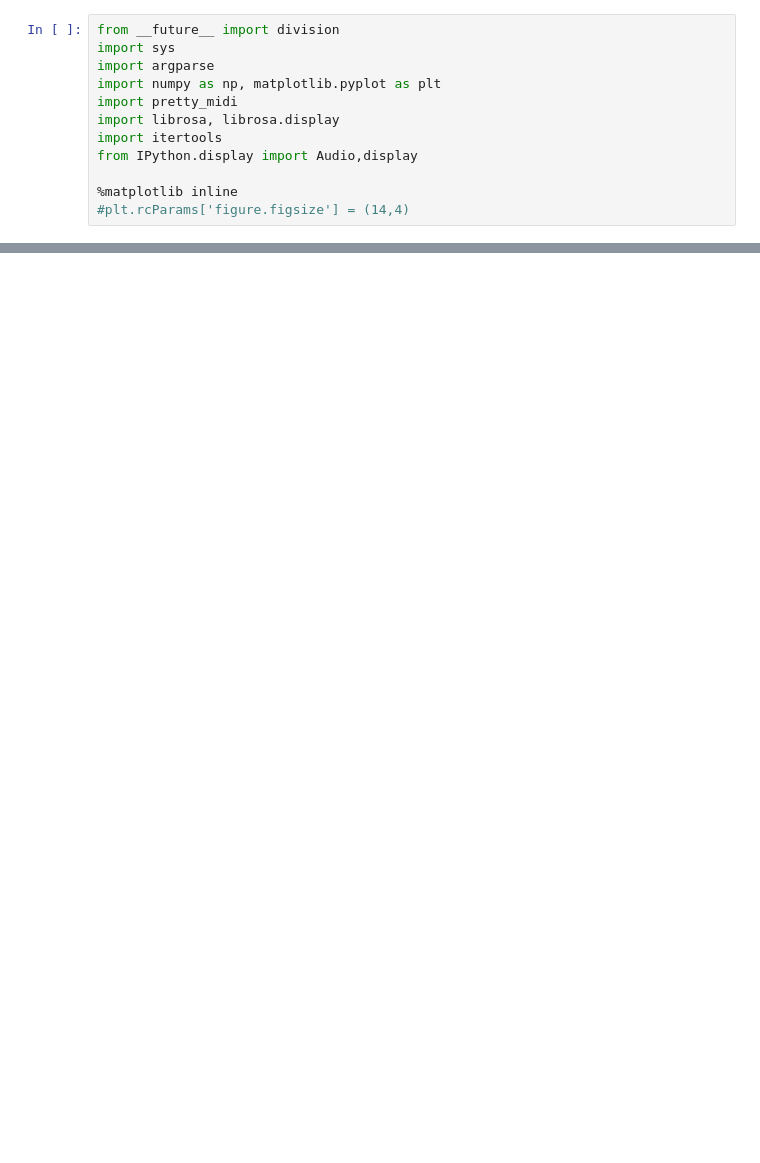
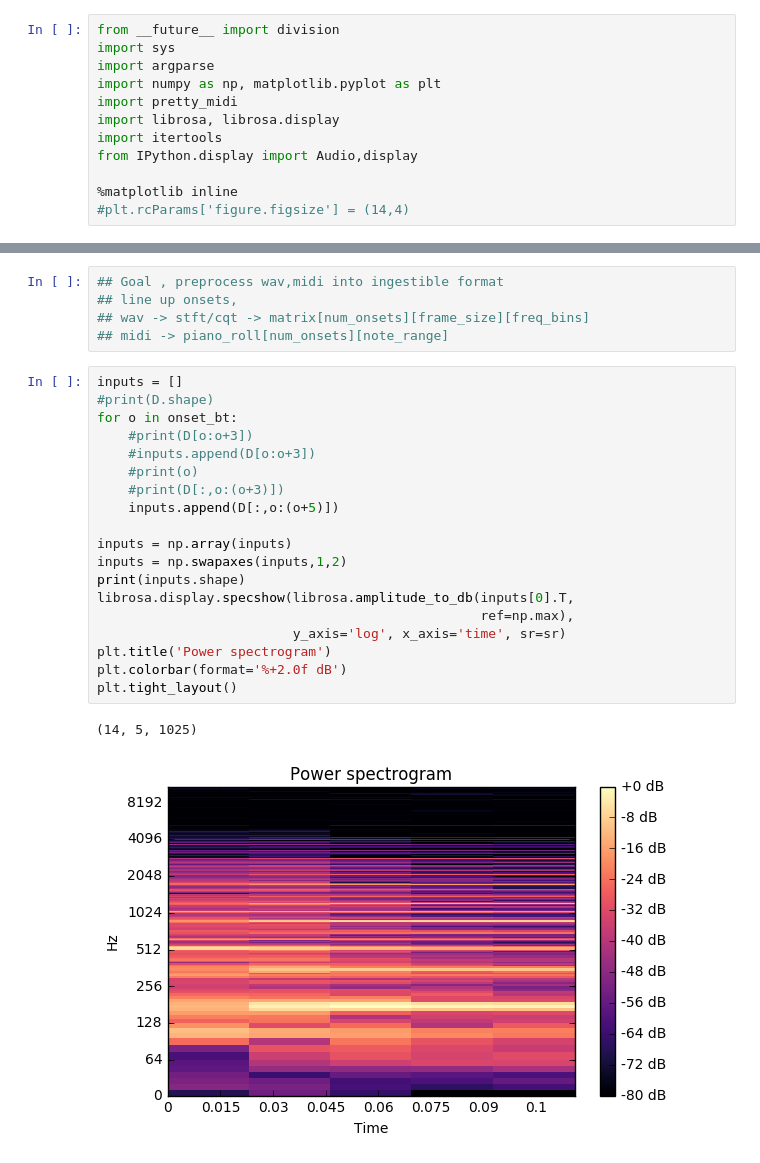
Before and after one commit to jsleep/wav2mid, a Jupyter notebook: notebooks/wavmidi_preprocess.ipynb, the cells around one changed output, grey strips where cells are left out. Saved outputs shown, nothing was run; the diff lists cells and outputs as text; blank space fills up the shorter version.

```diff
--- a/notebooks/wavmidi_preprocess.ipynb
+++ b/notebooks/wavmidi_preprocess.ipynb
@@ -85,0 +102,27 @@ array([ 395.004725,  790.00945 ,  673.014175,  439.023625,  717.033075,
+# %%
+## Goal , preprocess wav,midi into ingestible format
+## line up onsets,
+## wav -> stft/cqt -> matrix[num_onsets][frame_size][freq_bins]
+## midi -> piano_roll[num_onsets][note_range]
+# %%
+inputs = []
+#print(D.shape)
+for o in onset_bt:
+    #print(D[o:o+3])
+    #inputs.append(D[o:o+3])
+    #print(o)
+    #print(D[:,o:(o+3)])
+    inputs.append(D[:,o:(o+5)])
+
+inputs = np.array(inputs)
+inputs = np.swapaxes(inputs,1,2)
+print(inputs.shape)
+librosa.display.specshow(librosa.amplitude_to_db(inputs[0].T,
+                                                 ref=np.max),
+                         y_axis='log', x_axis='time', sr=sr)
+plt.title('Power spectrogram')
+plt.colorbar(format='%+2.0f dB')
+plt.tight_layout()
+# %% [output]
+(14, 5, 1025)
+[figure, added]
```
Also changed, not shown: parts of 12 cells of this notebook.
